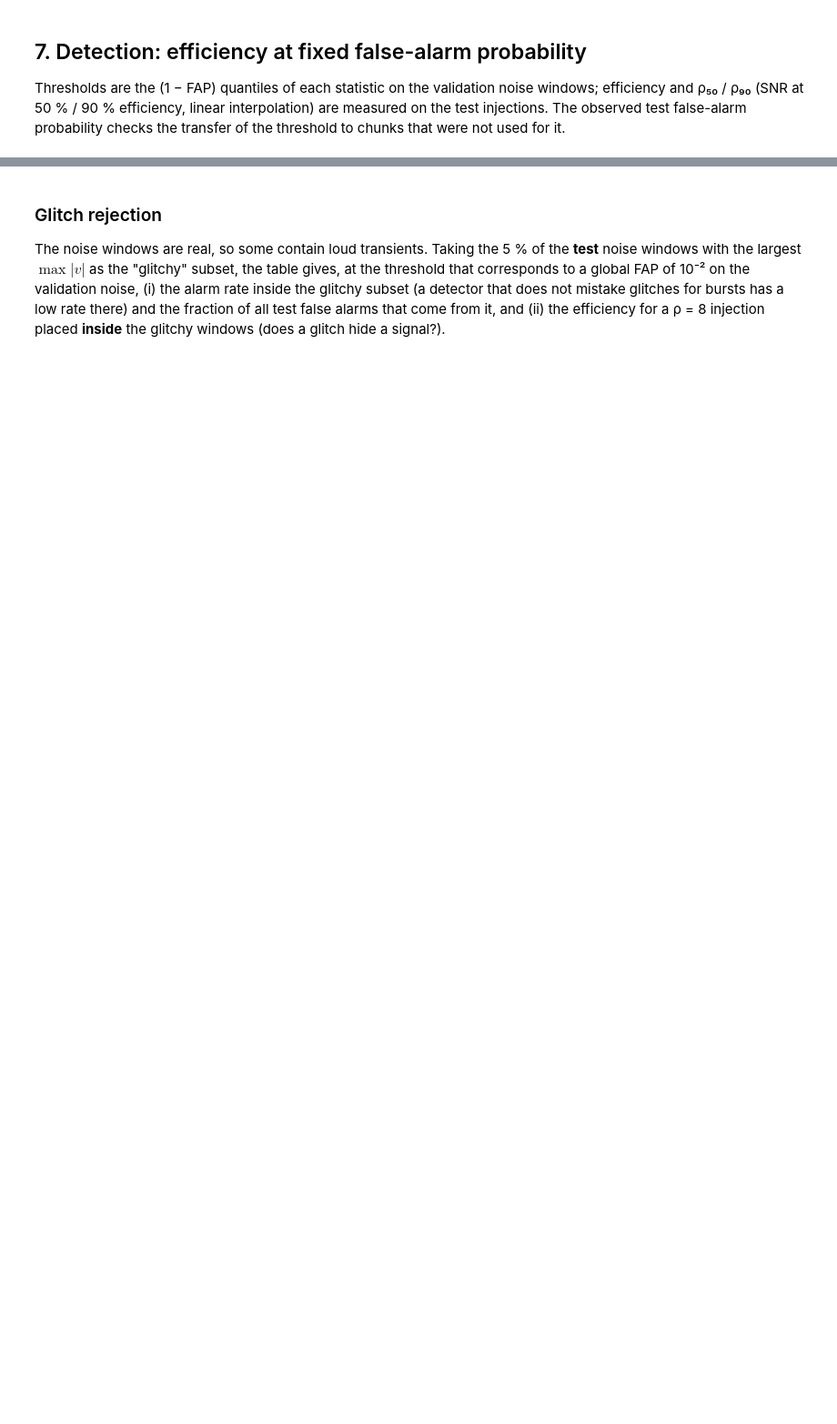
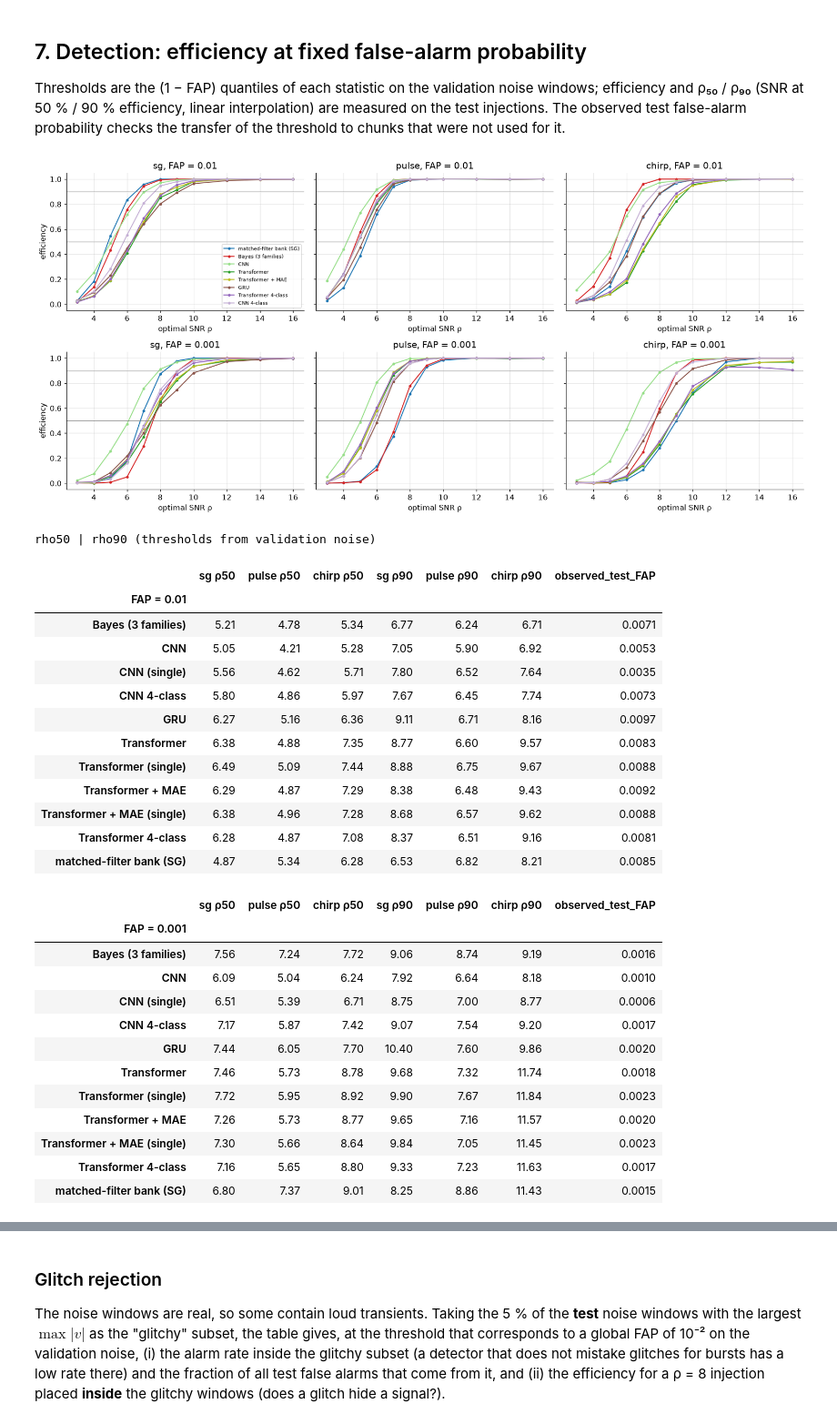
Before and after one commit to gmoretti03/GWOSC, a Jupyter notebook: Code_General/06_sequence_models_hypothesis_testing.ipynb, the cells around one changed output, grey strips where cells are left out. Shown at 91% size. Saved outputs shown, nothing was run; the diff lists cells and outputs as text; code cells hidden in the pictures; blank space fills up the shorter version.

```diff
--- a/Code_General/06_sequence_models_hypothesis_testing.ipynb
+++ b/Code_General/06_sequence_models_hypothesis_testing.ipynb
@@ -347,33 +385,62 @@ Thresholds are the (1 − FAP) quantiles of each statistic on the validation noi
 # %%
 def eff_curve(kind, name, far):
     t = thr(name, far); return np.array([g.efficiency(ST[(kind, s)][name][0], t)[0] for s in SNRS])
 def levels(e):
     x = np.array(SNRS, float); f = lambda lv: float(np.interp(lv, np.maximum.accumulate(e), x)) if e.max() >= lv else np.nan
     return f(.5), f(.9)
 rows = []
 for far in (1e-2, 1e-3):
     for name in NAMES:
         t = thr(name, far); obs = float((ST["test"][name][0] > t).mean())
         for kind in g.MORPHS:
             e = eff_curve(kind, name, far); r50, r90 = levels(e)
             rows.append(dict(FAP=far, statistic=name, morphology=kind, rho50=r50, rho90=r90, eff_rho8=float(e[SNRS.index(8)]), observed_test_FAP=obs))
 det_tab = pd.DataFrame(rows)
 SHOW = ["matched-filter bank (SG)", "Bayes (3 families)", "CNN", "Transformer", "Transformer + MAE", "GRU", "Transformer 4-class", "CNN 4-class"]
 col = {"matched-filter bank (SG)": g.COLORS["freq"], "Bayes (3 families)": g.COLORS["bayes"], "CNN": "#98df8a", "Transformer": g.COLORS["ml"], "Transformer + MAE": "#bcbd22", "GRU": "#8c564b",
        "Transformer 4-class": g.COLORS["purple"], "CNN 4-class": "#c5b0d5"}
 fig, ax = plt.subplots(2, 3, figsize=(16, 7.5), sharey=True)
 for row, far in zip(ax, (1e-2, 1e-3)):
     for a, kind in zip(row, g.MORPHS):
         for name in SHOW: a.plot(SNRS, eff_curve(kind, name, far), color=col[name], marker="o", ms=3, lw=1.4, label=name)
         a.set_title(f"{kind}, FAP = {far:g}"); a.set_xlabel("optimal SNR ρ"); a.axhline(.9, color="grey", lw=.5); a.axhline(.5, color="grey", lw=.5)
     row[0].set_ylabel("efficiency")
-ax[0, 0].legend(fontsize=7.5, loc="lower right")
+ax[0, 0].legend(fontsize=7.5, loc="lower right"); fig.tight_layout()
 g.savefig(fig, "fig06_efficiency"); plt.show()
 t = det_tab[det_tab.statistic.isin(SHOW + ["CNN (single)", "Transformer (single)", "Transformer + MAE (single)"])]
 print("rho50 | rho90 (thresholds from validation noise)")
 for far in (1e-2, 1e-3):
     p = lambda c: t[t.FAP == far].pivot(index="statistic", columns="morphology", values=c)[list(g.MORPHS)].round(2)
     display(p("rho50").join(p("rho90"), lsuffix=" ρ50", rsuffix=" ρ90").join(t[t.FAP == far].groupby("statistic").observed_test_FAP.first().round(4)).rename_axis(f"FAP = {far:g}"))
+# %% [output]
+[figure, added]
+rho50 | rho90 (thresholds from validation noise)
+|  | sg ρ50 | pulse ρ50 | chirp ρ50 | sg ρ90 | pulse ρ90 | chirp ρ90 | observed_test_FAP |
+| FAP = 0.01 |  |  |  |  |  |  |  |
+| Bayes (3 families) | 5.21 | 4.78 | 5.34 | 6.77 | 6.24 | 6.71 | 0.0071 |
+| CNN | 5.05 | 4.21 | 5.28 | 7.05 | 5.90 | 6.92 | 0.0053 |
+| CNN (single) | 5.56 | 4.62 | 5.71 | 7.80 | 6.52 | 7.64 | 0.0035 |
+| CNN 4-class | 5.80 | 4.86 | 5.97 | 7.67 | 6.45 | 7.74 | 0.0073 |
+| GRU | 6.27 | 5.16 | 6.36 | 9.11 | 6.71 | 8.16 | 0.0097 |
+| Transformer | 6.38 | 4.88 | 7.35 | 8.77 | 6.60 | 9.57 | 0.0083 |
+| Transformer (single) | 6.49 | 5.09 | 7.44 | 8.88 | 6.75 | 9.67 | 0.0088 |
+| Transformer + MAE | 6.29 | 4.87 | 7.29 | 8.38 | 6.48 | 9.43 | 0.0092 |
+| Transformer + MAE (single) | 6.38 | 4.96 | 7.28 | 8.68 | 6.57 | 9.62 | 0.0088 |
+| Transformer 4-class | 6.28 | 4.87 | 7.08 | 8.37 | 6.51 | 9.16 | 0.0081 |
+| matched-filter bank (SG) | 4.87 | 5.34 | 6.28 | 6.53 | 6.82 | 8.21 | 0.0085 |
+|  | sg ρ50 | pulse ρ50 | chirp ρ50 | sg ρ90 | pulse ρ90 | chirp ρ90 | observed_test_FAP |
+| FAP = 0.001 |  |  |  |  |  |  |  |
+| Bayes (3 families) | 7.56 | 7.24 | 7.72 | 9.06 | 8.74 | 9.19 | 0.0016 |
+| CNN | 6.09 | 5.04 | 6.24 | 7.92 | 6.64 | 8.18 | 0.0010 |
+| CNN (single) | 6.51 | 5.39 | 6.71 | 8.75 | 7.00 | 8.77 | 0.0006 |
+| CNN 4-class | 7.17 | 5.87 | 7.42 | 9.07 | 7.54 | 9.20 | 0.0017 |
+| GRU | 7.44 | 6.05 | 7.70 | 10.40 | 7.60 | 9.86 | 0.0020 |
+| Transformer | 7.46 | 5.73 | 8.78 | 9.68 | 7.32 | 11.74 | 0.0018 |
+| Transformer (single) | 7.72 | 5.95 | 8.92 | 9.90 | 7.67 | 11.84 | 0.0023 |
+| Transformer + MAE | 7.26 | 5.73 | 8.77 | 9.65 | 7.16 | 11.57 | 0.0020 |
+| Transformer + MAE (single) | 7.30 | 5.66 | 8.64 | 9.84 | 7.05 | 11.45 | 0.0023 |
+| Transformer 4-class | 7.16 | 5.65 | 8.80 | 9.33 | 7.23 | 11.63 | 0.0017 |
+| matched-filter bank (SG) | 6.80 | 7.37 | 9.01 | 8.25 | 8.86 | 11.43 | 0.0015 |
 # %%
 fig, ax = plt.subplots(1, 3, figsize=(15, 4))
 for a, kind in zip(ax, g.MORPHS):
```
Also changed, not shown: parts of 23 cells of this notebook, 18 other files.
